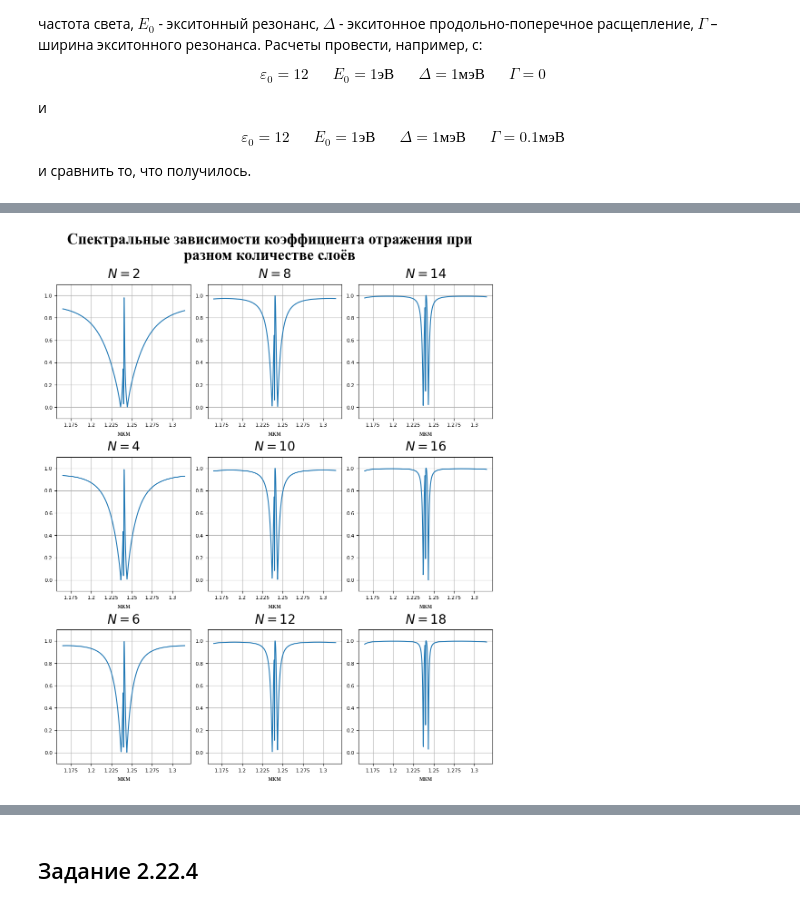
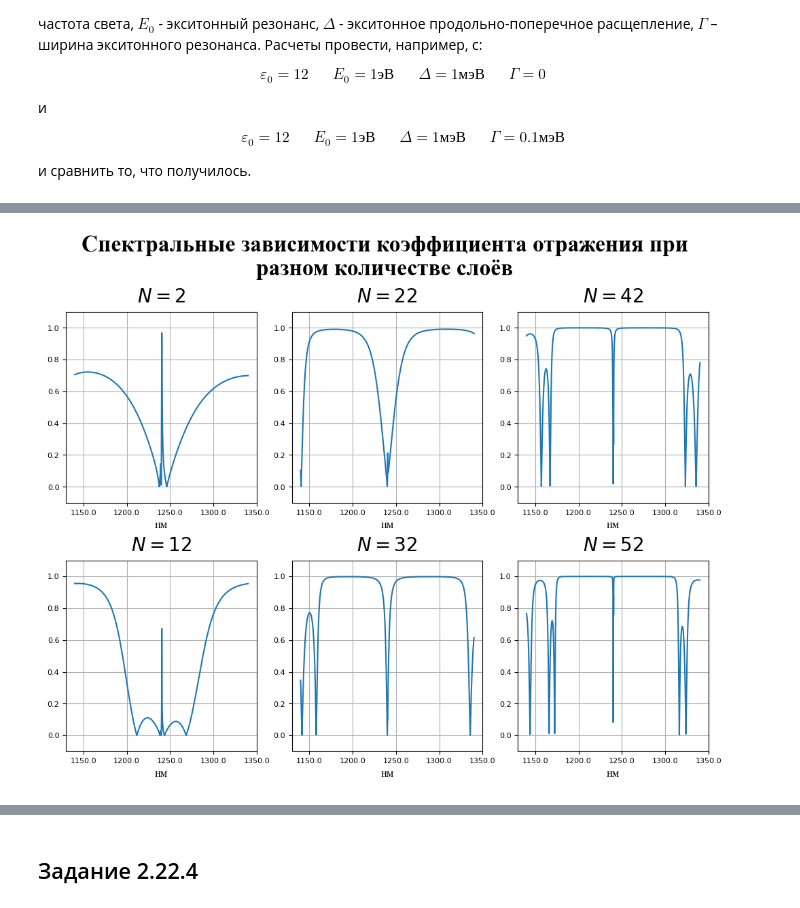
Before and after one commit to Belashov641618/NumericalsRSNO, a Jupyter notebook: Ex2.ipynb, the cells around one changed output, grey strips where cells are left out. Drawn from its saved outputs; the diff is of its cells as text; code cells hidden in the pictures.

```diff
--- a/Ex2.ipynb
+++ b/Ex2.ipynb
@@ -422,12 +422,12 @@ crystal = Crystal(
 )
 # %%
 cols = 3
-rows = 3
+rows = 2
 
 less_layers = layers.squeeze()[::layers.numel()//(cols*rows)][:cols*rows]
 less_reflection = crystal.reflection[::layers.numel()//(cols*rows)][:cols*rows]
 less_wavelength = wavelength.squeeze().cpu()
-wl_formatter, wl_unit = engineering.separatedformatter(central_wavelength, 'м', 5)
+wl_formatter, wl_unit = engineering.separatedformatter(delta_wavelength, 'м', 5)
 
 plot = TiledPlot(10,None)
 plot.FontLibrary = FontLibrary
@@ -449,11 +449,11 @@ plot.show()
 # %%
 cols = 3
-rows = 3
+rows = 2
 
 less_layers = layers.squeeze()[::layers.numel()//(cols*rows)][:cols*rows]
 less_transition = crystal.transition[::layers.numel()//(cols*rows)][:cols*rows]
 less_wavelength = wavelength.squeeze().cpu()
-wl_formatter, wl_unit = engineering.separatedformatter(central_wavelength, 'м', 5)
+wl_formatter, wl_unit = engineering.separatedformatter(delta_wavelength, 'м', 5)
 
 plot = TiledPlot(10,None)
 plot.FontLibrary = FontLibrary
@@ -506,18 +506,18 @@ $$
 # %%
 from crystals import Crystal, Air, DoubleLayerMassive, Layer
 
-resolution_wavelength = 1023
+resolution_wavelength = 4095
 central_wavelength = 1240.0E-9
-delta_wavelength = 150E-9
+delta_wavelength = 200E-9
 wavelength = torch.linspace(central_wavelength-delta_wavelength/2, central_wavelength+delta_wavelength/2, resolution_wavelength, device=device).view(1,-1)
 
 minimum_layers = 1
-maximum_layers = 16
+maximum_layers = 32
 layers = torch.arange(minimum_layers, maximum_layers+1, 1, device=device).view(-1,1)
 
 n0 = torch.tensor(1, device=device).view(1,1)
-n1 = torch.tensor(3.464, device=device).view(1,1)
-n2 = torch.tensor(3.000, device=device).view(1,1)
+n1 = torch.tensor(3.000, device=device).view(1,1)
+n2 = torch.tensor(3.464, device=device).view(1,1)
 
 d1 = central_wavelength/(4*n1)
 d2 = central_wavelength/(4*n2)
@@ -540,3 +540,16 @@ crystal = Crystal(
     DoubleLayerMassive(wavelength, n2, d2, n1, d1, layers),
     Air(n0)
 )
+# %%
+less_wavelength = wavelength.squeeze().cpu()
+wl_formatter, wl_unit = engineering.separatedformatter(delta_wavelength, 'м', 5)
+plot = TiledPlot(5, None)
+plot.FontLibrary = FontLibrary
+plot.pad.title(0.1)
+plot.title(f"Зависимость показателя преломления квантовой ямы от длинны волны излучения")
+axes = plot.axes.add(0,0)
+axes.grid(True)
+axes.xaxis.set_major_formatter(wl_formatter)
+plot.graph.label.x(wl_unit)
+axes.plot(less_wavelength, n3.squeeze().cpu())
+plot.show()
@@ -543,28 +558,28 @@ crystal = Crystal(
 # %%
 cols = 3
-rows = 3
+rows = 2
 
 less_layers = layers.squeeze()[::layers.numel()//(cols*rows)][:cols*rows]
 less_reflection = crystal.reflection[::layers.numel()//(cols*rows)][:cols*rows]
 less_wavelength = wavelength.squeeze().cpu()
-wl_formatter, wl_unit = engineering.separatedformatter(central_wavelength, 'м', 5)
+wl_formatter, wl_unit = engineering.separatedformatter(delta_wavelength, 'м', 5)
 
 plot = TiledPlot(10,None)
 plot.FontLibrary = FontLibrary
 plot.pad.graph.vertical(0.1)
 plot.pad.graph.horizontal(0.05)
 plot.pad.title(0.1)
 plot.title("Спектральные зависимости коэффициента отражения при разном количестве слоёв")
 for r, n, (col, row) in zip(less_reflection, less_layers, product(range(cols),range(rows))):
     axes = plot.axes.add(col, row)
     axes.grid(True)
     axes.xaxis.set_major_formatter(wl_formatter)
     axes.set_ylim(-0.1, 1.1)
     plot.graph.label.x(wl_unit)
     plot.graph.title(f"$N={2*n}$")
     axes.plot(less_wavelength, r.abs().cpu())
 plot.show()
 # %% [output]
-[figure, old version]
+[figure, new version]
 # %%
 cols = 3
```
Also changed, not shown: parts of 10 cells of this notebook.
